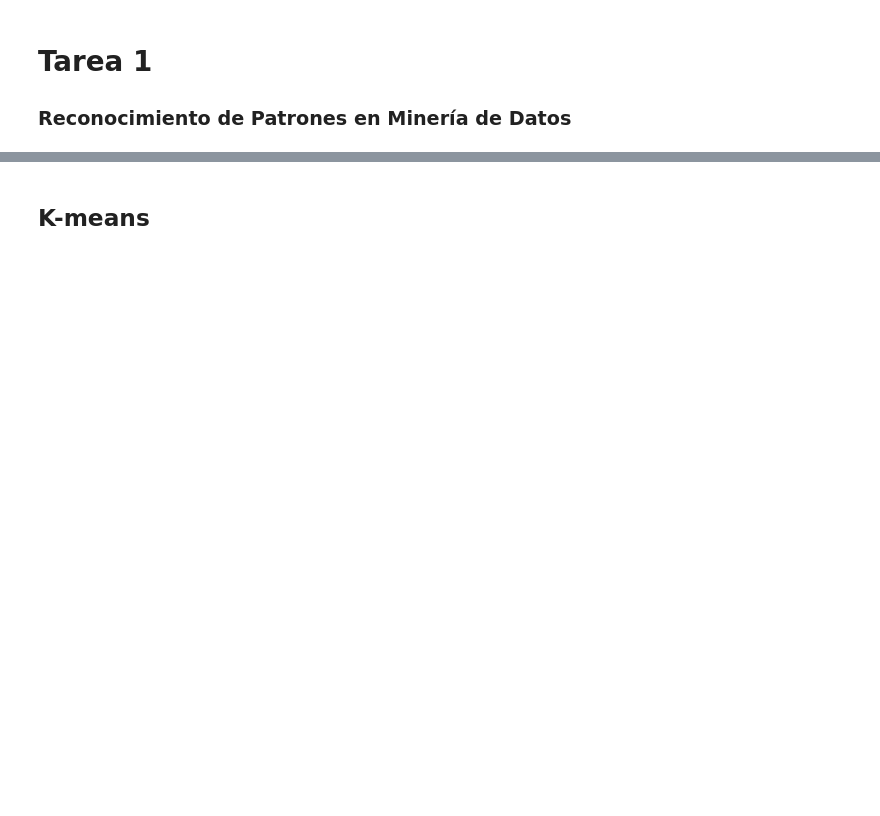
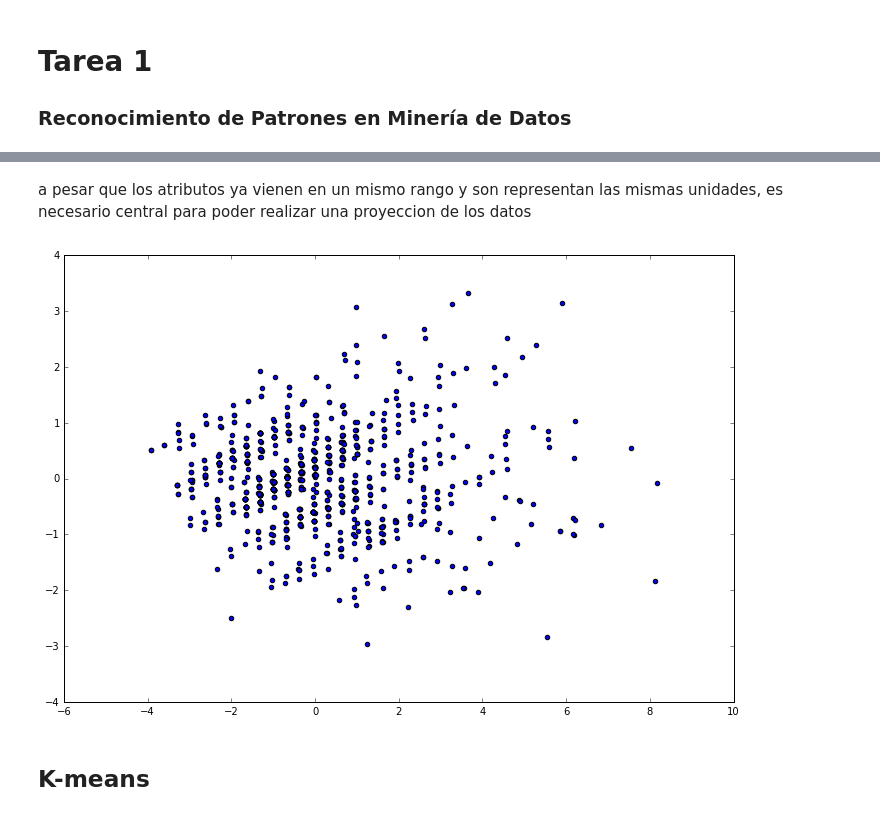
Before and after one commit to FMena14/Mineria1, a Jupyter notebook: Tarea1.ipynb, the cells around one changed output, grey strips where cells are left out. Cells and saved outputs as stored; diff of their text form; code cells hidden in the pictures; blank space fills up the shorter version.

```diff
--- a/Tarea1.ipynb
+++ b/Tarea1.ipynb
@@ -81,2 +120,10 @@ Describir el dataset con todo  lo descrito
+# %% [markdown]
+a pesar que los atributos ya vienen en un mismo rango y son representan las mismas unidades, es necesario central para poder realizar una proyeccion de los datos
+# %%
+plt.figure(figsize=(12,8))
+plt.scatter(X_red[:,0],X_red[:,1])
+plt.show()
+# %% [output]
+[figure, added]
 # %% [markdown]
 ## K-means
```
Also changed, not shown: parts of 24 cells of this notebook.
